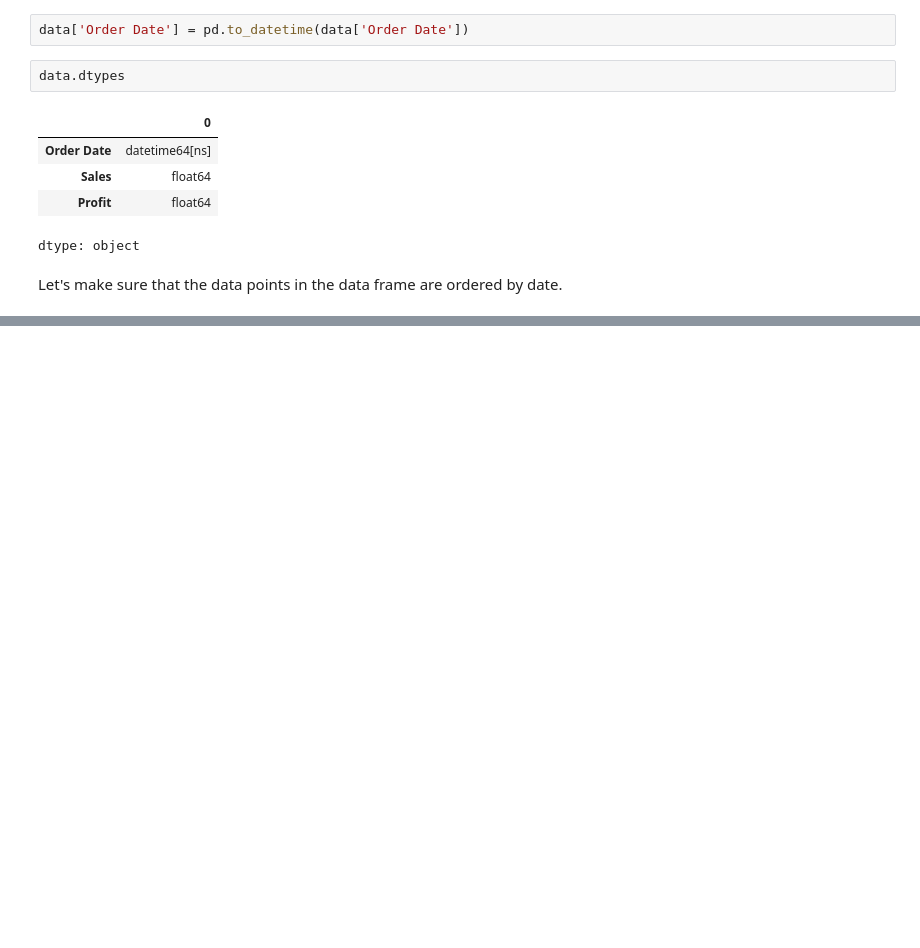
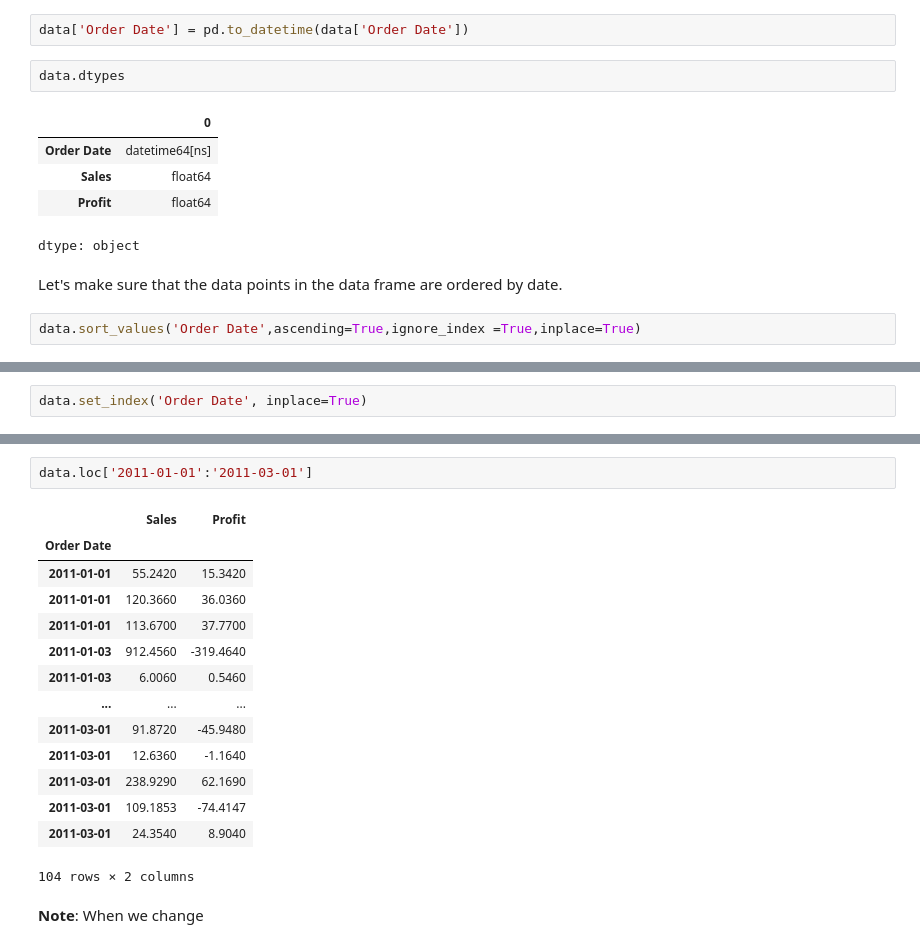
Before and after one commit to sk-shahsi/ML_Model, a Jupyter notebook: Time_series.ipynb, the cells around one changed output, grey strips where cells are left out. Drawn from its saved outputs; the diff is of its cells as text; blank space fills up the shorter version.

```diff
--- a/Time_series.ipynb
+++ b/Time_series.ipynb
@@ -107,3 +107,5 @@ data.dtypes
 dtype: object
 # %% [markdown]
 Let's make sure that the data points in the data frame are ordered by date.
+# %%
+data.sort_values('Order Date',ascending=True,ignore_index =True,inplace=True)
@@ -109,0 +123,2 @@ Let's make sure that the data points in the data frame are ordered by date.
+# %%
+data.set_index('Order Date', inplace=True)
@@ -109,0 +143,19 @@ Let's make sure that the data points in the data frame are ordered by date.
+# %%
+data.loc['2011-01-01':'2011-03-01']
+# %% [output]
+|  | Sales | Profit |
+| Order Date |  |  |
+| 2011-01-01 | 55.2420 | 15.3420 |
+| 2011-01-01 | 120.3660 | 36.0360 |
+| 2011-01-01 | 113.6700 | 37.7700 |
+| 2011-01-03 | 912.4560 | -319.4640 |
+| 2011-01-03 | 6.0060 | 0.5460 |
+| ... | ... | ... |
+| 2011-03-01 | 91.8720 | -45.9480 |
+| 2011-03-01 | 12.6360 | -1.1640 |
+| 2011-03-01 | 238.9290 | 62.1690 |
+| 2011-03-01 | 109.1853 | -74.4147 |
+| 2011-03-01 | 24.3540 | 8.9040 |
+104 rows × 2 columns
+# %% [markdown]
+**Note**: When we change
```
Also changed, not shown: parts of 4 cells of this notebook.
